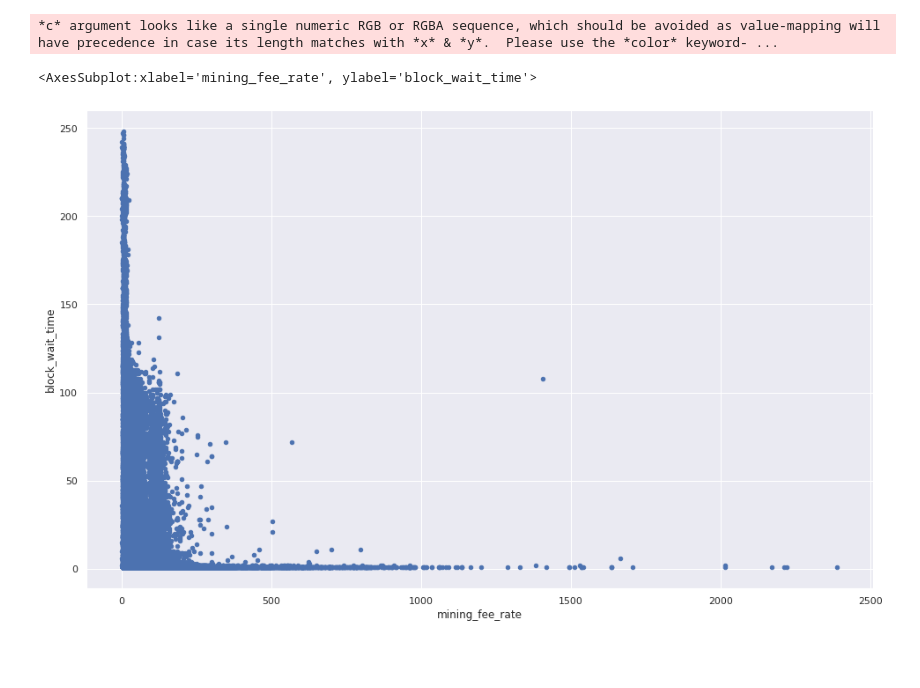
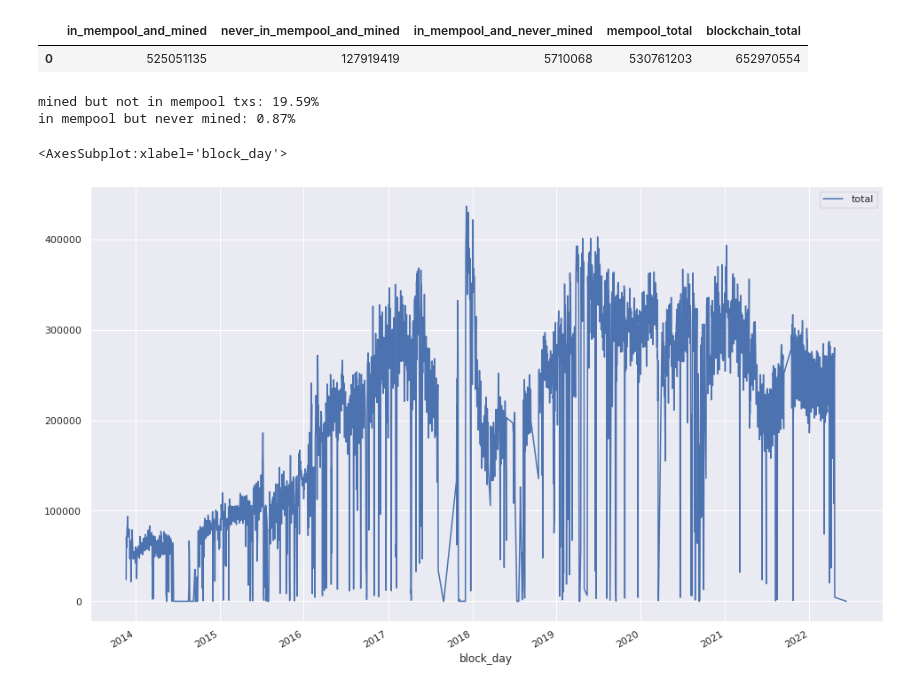
Before and after one commit to josibake/bitcoin-data-analysis, a Jupyter notebook: notebooks/txs-with-mempool-data.ipynb, the cells around one changed output. Drawn from its saved outputs; the diff is of its cells as text; code cells hidden in the pictures; blank space fills up the shorter version.

Commit message:
update notebook with mempool data

```diff
--- a/notebooks/txs-with-mempool-data.ipynb
+++ b/notebooks/txs-with-mempool-data.ipynb
@@ -86,14 +17,0 @@ txs.plot.scatter(
-# %%
-txs[
-    (txs.block_wait_time < 250) &
-    (txs.mining_fee_rate < 2500)
-].plot.scatter(
-    x='mining_fee_rate',
-    y='block_wait_time',
-    #c='mining_fee',
-    #colormap='viridis',
-    figsize=(16,10))
-# %% [output]
-*c* argument looks like a single numeric RGB or RGBA sequence, which should be avoided as value-mapping will have precedence in case its length matches with *x* & *y*.  Please use the *color* keyword- ...
-<AxesSubplot:xlabel='mining_fee_rate', ylabel='block_wait_time'>
-[figure, removed]
@@ -99,0 +34,11 @@ txs[
+# %%
+summary
+# %% [output]
+|  | in_mempool_and_mined | never_in_mempool_and_mined | in_mempool_and_never_mined | mempool_total | blockchain_total |
+| 0 | 525051135 | 127919419 | 5710068 | 530761203 | 652970554 |
+# %%
+print(f"mined but not in mempool txs: {summary['never_in_mempool_and_mined'].values[0]/summary['blockchain_total'].values[0]:.2%}")
+print(f"in mempool but never mined: {summary['in_mempool_and_never_mined'].values[0]/summary['blockchain_total'].values[0]:.2%}")
+# %% [output]
+mined but not in mempool txs: 19.59%
+in mempool but never mined: 0.87%
@@ -99,0 +51,5 @@ txs[
+# %%
+daily_counts.set_index(pd.DatetimeIndex(daily_counts['block_day'])).drop('block_day', axis=1).plot(figsize=(16,10))
+# %% [output]
+<AxesSubplot:xlabel='block_day'>
+[figure, added]
```
Also changed, not shown: parts of 27 cells of this notebook, 3 other files.
